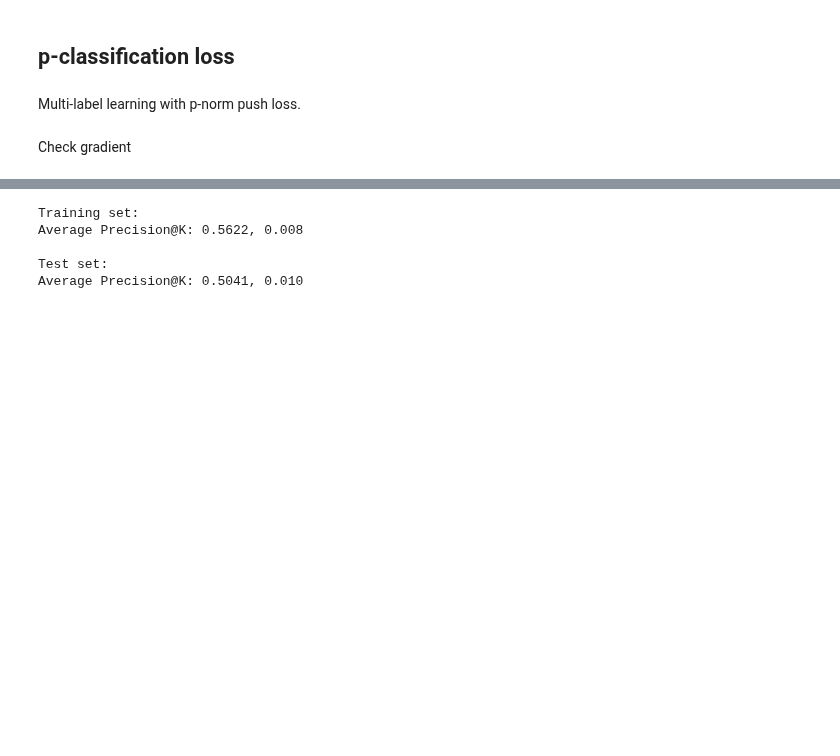
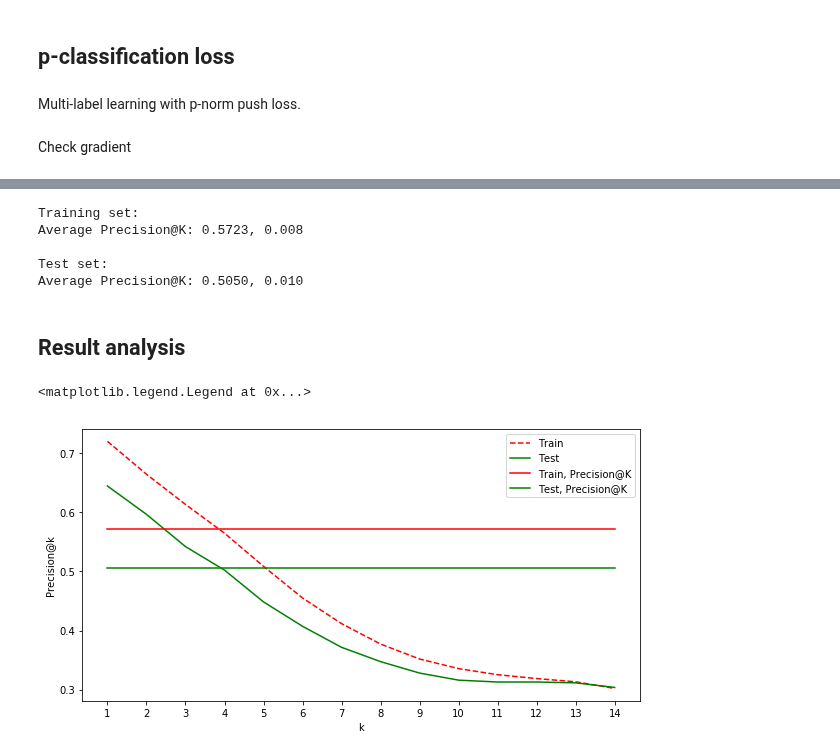
Before and after one commit to chengsoonong/digbeta, a Jupyter notebook: dchen/music/MLC_pclassification.ipynb, the cells around one changed output, grey strips where cells are left out. Drawn from its saved outputs; the diff is of its cells as text; code cells hidden in the pictures; blank space fills up the shorter version.

```diff
--- a/dchen/music/MLC_pclassification.ipynb
+++ b/dchen/music/MLC_pclassification.ipynb
@@ -338,9 +355,9 @@ class MLC_pclassification(BaseEstimator):
     #def get_params(self, deep = True):
     #def set_params(self, **params):
 # %%
-parameters = [{'C': [0.01, 0.1, 1], 'p': [1, 3]}]
+parameters = [{'C': [10**(e) for e in range(-6,0)], 'p': [1, 3, 10]}]
 
-clf = GridSearchCV(MLC_pclassification(), parameters, cv=10)
+clf = GridSearchCV(MLC_pclassification(), parameters, cv=5)
 clf.fit(X_train, Y_train)
 
 print("\nBest parameters set found on development set:")
@@ -377,12 +406,36 @@ for mean, std, params in zip(clf.cv_results_['mean_test_score'], clf.cv_results_
+# %%
+preds_train = clf.decision_function(X_train)
+preds_test  = clf.decision_function(X_test)
 # %%
 print('Training set:')
-printEvaluation(Y_train, clf.decision_function(X_train))
+printEvaluation(Y_train, preds_train)
 print()
 print('Test set:')
-printEvaluation(Y_test, clf.decision_function(X_test))
+printEvaluation(Y_test, preds_test)
 # %% [output]
 Training set:
-Average Precision@K: 0.5622, 0.008
+Average Precision@K: 0.5723, 0.008
 
 Test set:
-Average Precision@K: 0.5041, 0.010
+Average Precision@K: 0.5050, 0.010
+# %% [markdown]
+## Result analysis
+# %%
+precisions_train = [avgPrecision(Y_train, preds_train, k) for k in range(1, nLabels+1)]
+precisions_test  = [avgPrecision(Y_test,  preds_test,  k) for k in range(1, nLabels+1)]
+# %%
+precisionK_train = avgPrecisionK(Y_train, preds_train)
+precisionK_test  = avgPrecisionK(Y_test,  preds_test)
+# %%
+plt.figure(figsize=[10,5])
+plt.plot(precisions_train, ls='--', c='r', label='Train')
+plt.plot(precisions_test,  ls='-',  c='g', label='Test')
+plt.plot([precisionK_train for k in range(nLabels)], ls='-', c='r', label='Train, Precision@K')
+plt.plot([precisionK_test  for k in range(nLabels)], ls='-', c='g', label='Test, Precision@K')
+plt.xticks(np.arange(nLabels), np.arange(1,nLabels+1))
+plt.xlabel('k')
+plt.ylabel('Precision@k')
+plt.legend(loc='best')
+# %% [output]
+<matplotlib.legend.Legend at 0x...>
+[figure, added]
```
Also changed, not shown: parts of 8 cells of this notebook, 3 other files.
